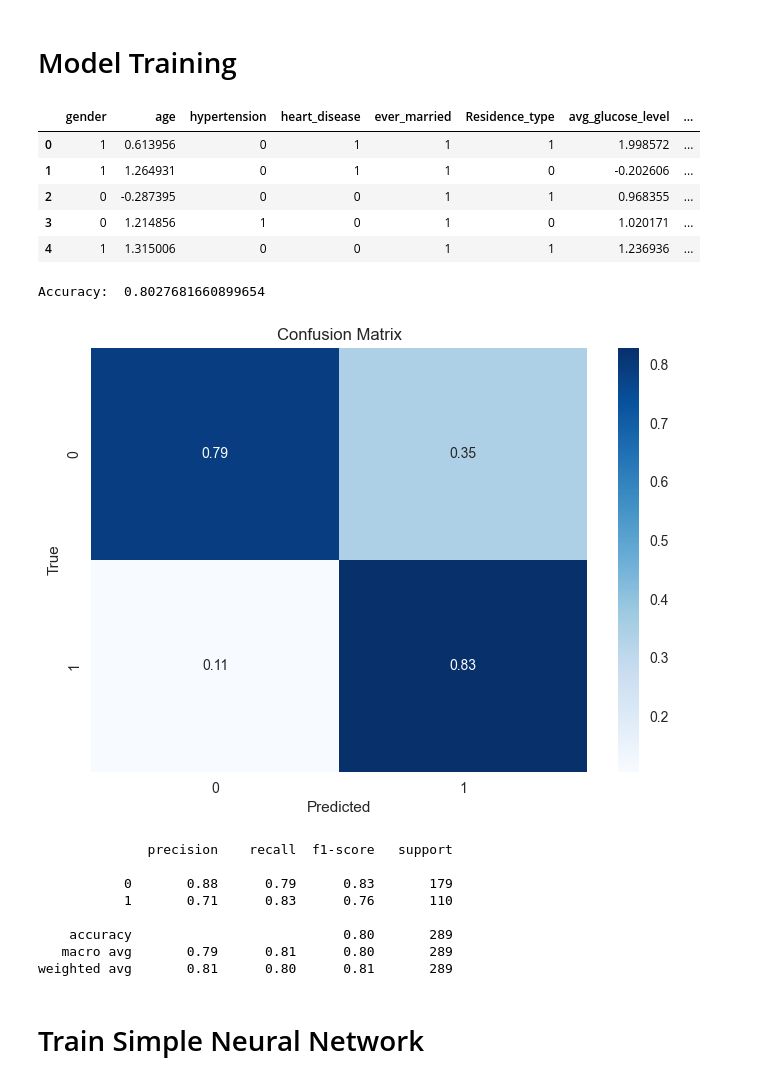
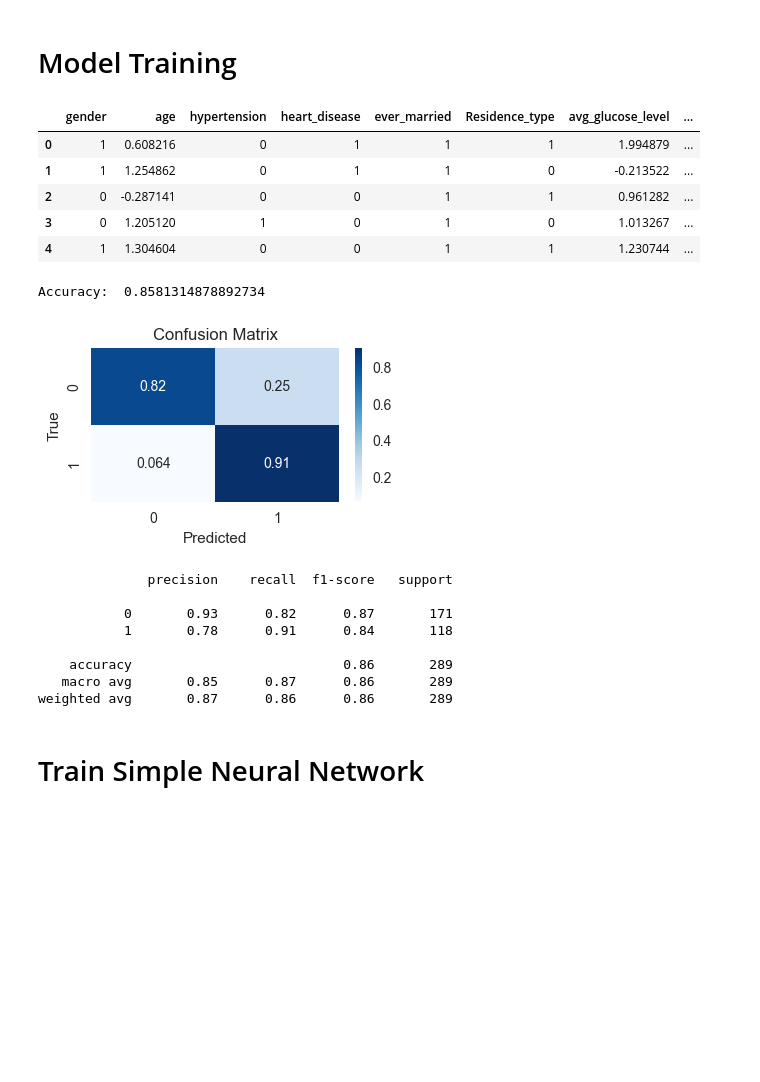
Before and after one commit to maxADeVisser/IDSS_PW3, a Jupyter notebook: data_preprocessing.ipynb, the cells around one changed output. Drawn from its saved outputs; the diff is of its cells as text; code cells hidden in the pictures; blank space fills up the shorter version.

```diff
--- a/data_preprocessing.ipynb
+++ b/data_preprocessing.ipynb
@@ -20,6 +26,10 @@ torch.manual_seed(rs) # for reproducibility
 # %%
 df_raw = pd.read_csv("healthcare-dataset-stroke-data.csv")
+df_raw = df_raw.drop(columns=['id'])
 display(df_raw.head())
 print("Dataset statistics:")
-df_raw.describe()
+display(df_raw.describe())
+
+sns.pairplot(df_raw, hue='stroke')
+plt.show()
 # %% [output]
@@ -46,0 +53,9 @@ sns.pairplot(df_raw, hue='stroke')
+# %%
+# Outliers inspection for numerical variables
+plt.figure(figsize=(6, 4))
+scaler = StandardScaler() # first standardize the data to make the boxplots comparable
+sns.boxplot(data=scaler.fit_transform(df_raw[['age', 'avg_glucose_level', 'bmi']]))
+plt.title("Boxplots of numerical variables\n(to insepct for outliers)")
+plt.xticks(rotation=90)
+plt.ylabel("Standardized values")
+plt.show()
@@ -72,8 +116,8 @@ df_raw = pd.read_csv("healthcare-dataset-stroke-data.csv")
 # remove ID column
 df_processed = df_raw.drop(columns=['id'])
 
-# Change only record with gender "other" to majority value
-df_processed.iloc[3116, 0] = df_raw['gender'].value_counts().idxmax()
+# Change only record with gender "other" to majority
+df_processed.iloc[3116, 0] = "Female"
 
 # remove records with too low age
 # the data contained a lot of records with age close to 0 ??
@@ -84,10 +128,9 @@ df_processed = df_processed[df_processed.age >= 10]
 df_processed = df_processed.drop(df_processed.query("stroke == 0").sample(frac=.8).index)
 
 # Remove singe BMI outlier with BMI of 97,5
-df_processed = df_processed[df_processed.bmi < 80]
+df_processed = df_processed[df_processed.bmi < 60]
 
 # imputing missing values for BMI using KNN technique
-from sklearn.impute import KNNImputer
 imputer = KNNImputer(n_neighbors=5)
 df_processed['bmi'] = imputer.fit_transform(df_processed[['bmi']])
 
@@ -98,19 +141,6 @@ def encode_numericals(df: pd.DataFrame) -> pd.DataFrame:
     df_return['work_type'] = df_return['work_type'].replace({'Private': 0, 'Self-employed': 1, 'Govt_job': 2, 'children': 3, 'Never_worked': 4})
     df_return['Residence_type'] = df_return['Residence_type'].replace({'Urban': 1, 'Rural': 0})
     df_return['smoking_status'] = df_return['smoking_status'].replace({'formerly smoked': 0, 'never smoked': 1, 'smokes': 2, 'Unknown': 3})
-    df_return['gender'] = df_return['gender'].replace({"Female": 0, "Male": 1})
+    df_return['gender'] = df_return['gender'].replace({"Female": 0, "Male": 1, "Other": 2})
     return df_return
 df_processed = encode_numericals(df_processed)
-
-# perform oversampling using SMOTE
-from imblearn.over_sampling import SMOTE
-oversampling_ratio = 0.7 # can only be used for binary classification
-smote = SMOTE(sampling_strategy=oversampling_ratio, k_neighbors=5, random_state=rs)
-X = df_processed.drop(columns=['stroke'])
-y = df_processed['stroke']
-X_resampled, y_resampled = smote.fit_resample(X, y)
-df_processed = pd.concat([X_resampled, y_resampled], axis=1)
-
-unique, counts = np.unique(df_processed.stroke, return_counts=True)
-print("Distribution of classes with synthetic data:")
-print(dict(zip(("not stroke", "stroke"), counts)))
@@ -147,10 +193,7 @@ Text(0.5, 1.0, 'Pearson correlation')
 # Model Training
 # %%
 # feature stanardisation for numerical features
-scaler = StandardScaler()
 df_processed[['age','avg_glucose_level', 'bmi']] = scaler.fit_transform(df_processed[['age', 'avg_glucose_level', 'bmi']])
-
-df_processed.head()
 
 # one hot encoding
 categorical_variables = ['work_type', 'smoking_status']
@@ -158,53 +201,54 @@ df_processed = pd.get_dummies(df_processed, columns=categorical_variables, drop_
 df_processed.head()
 # %% [output]
 |  | gender | age | hypertension | heart_disease | ever_married | Residence_type | avg_glucose_level | ... |
-| 0 | 1 | 0.613956 | 0 | 1 | 1 | 1 | 1.998572 | ... |
-| 1 | 1 | 1.264931 | 0 | 1 | 1 | 0 | -0.202606 | ... |
-| 2 | 0 | -0.287395 | 0 | 0 | 1 | 1 | 0.968355 | ... |
-| 3 | 0 | 1.214856 | 1 | 0 | 1 | 0 | 1.020171 | ... |
-| 4 | 1 | 1.315006 | 0 | 0 | 1 | 1 | 1.236936 | ... |
+| 0 | 1 | 0.608216 | 0 | 1 | 1 | 1 | 1.994879 | ... |
+| 1 | 1 | 1.254862 | 0 | 1 | 1 | 0 | -0.213522 | ... |
+| 2 | 0 | -0.287141 | 0 | 0 | 1 | 1 | 0.961282 | ... |
+| 3 | 0 | 1.205120 | 1 | 0 | 1 | 0 | 1.013267 | ... |
+| 4 | 1 | 1.304604 | 0 | 0 | 1 | 1 | 1.230744 | ... |
 # %%
 
 def train_rf_model(dataset, split_ratio: float = 0.2):
     X = dataset.drop(columns=['stroke'])
     y = dataset['stroke']
     # split the data into train and test sets
     X_train, X_test, y_train, y_test = train_test_split(X, y, test_size=split_ratio)
 
     # fit a random forest classifier
     clf = RandomForestClassifier()
     clf.fit(X_train, y_train)
 
     # make predictions
     y_pred = clf.predict(X_test)
 
     # evaluate the model
 
     print("Accuracy: ", accuracy_score(y_test, y_pred))
 
     # confusion matrix
+    plt.figure(figsize=(4, 2))
     cf_matrix = confusion_matrix(y_test, y_pred)
     cf_matrix = cf_matrix / cf_matrix.astype(float).sum(axis=1)
     sns.heatmap(cf_matrix, annot=True, cmap="Blues")
     plt.xlabel("Predicted")
     plt.ylabel("True")
     plt.title("Confusion Matrix")
     plt.show()
 
     print(classification_report(y_test, y_pred))
 
 train_rf_model(df_processed)
 # %% [output]
-Accuracy:  0.8027681660899654
+Accuracy:  0.8581314878892734
-[figure, old version]
+[figure, new version]
               precision    recall  f1-score   support
 
-           0       0.88      0.79      0.83       179
-           1       0.71      0.83      0.76       110
+           0       0.93      0.82      0.87       171
+           1       0.78      0.91      0.84       118
 
-    accuracy                           0.80       289
-   macro avg       0.79      0.81      0.80       289
-weighted avg       0.81      0.80      0.81       289
+    accuracy                           0.86       289
+   macro avg       0.85      0.87      0.86       289
+weighted avg       0.87      0.86      0.86       289
 # %% [markdown]
 # Train Simple Neural Network
 # %%
```
Also changed, not shown: parts of 17 cells of this notebook.
